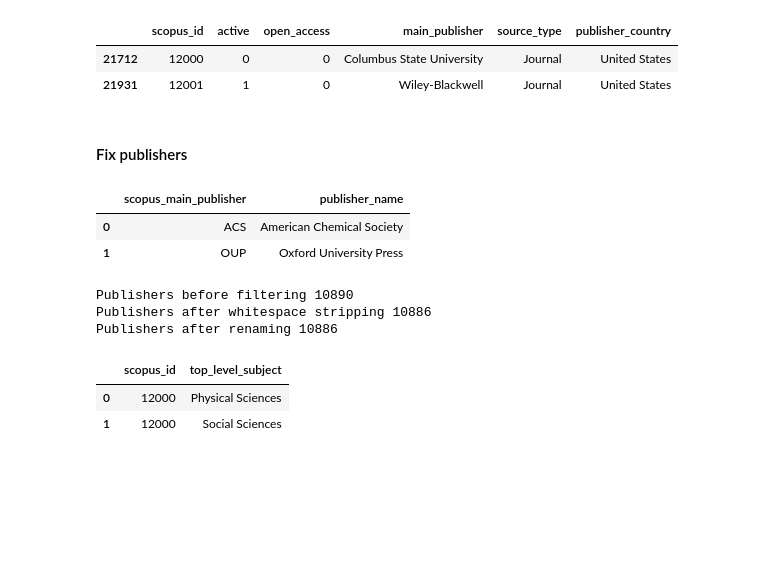
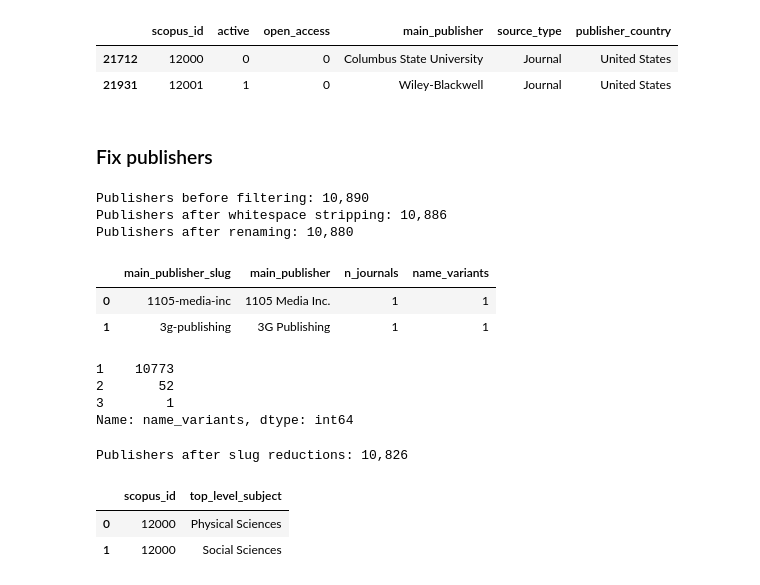
Before and after one commit to dhimmel/scopus, a Jupyter notebook: 1.process-titles.ipynb, the cells around one changed output. Cells and saved outputs as stored; diff of their text form; code cells hidden in the pictures; blank space fills up the shorter version.

```diff
--- a/1.process-titles.ipynb
+++ b/1.process-titles.ipynb
@@ -192,26 +193,74 @@ attribute_df.head(2)
 | 21712 | 12000 | 0 | 0 | Columbus State University | Journal | United States |
 | 21931 | 12001 | 1 | 0 | Wiley-Blackwell | Journal | United States |
 # %% [markdown]
-#### Fix publishers
+### Fix publishers
-# %%
-path = pathlib.Path('data/publisher-name-patches.tsv')
-patch_df = pandas.read_table(path)
-publisher_renamer = dict(zip(patch_df.scopus_main_publisher, patch_df.publisher_name))
-patch_df.head(2)
-# %% [output]
-|  | scopus_main_publisher | publisher_name |
-| 0 | ACS | American Chemical Society |
-| 1 | OUP | Oxford University Press |
 # %%
-print('Publishers before filtering', attribute_df.main_publisher.nunique())
+print(f'Publishers before filtering: {attribute_df.main_publisher.nunique():,}')
+
+# Strip whitespace sourrounding publisher names
 attribute_df.main_publisher = attribute_df.main_publisher.str.strip()
-print('Publishers after whitespace stripping', attribute_df.main_publisher.nunique())
+print(f'Publishers after whitespace stripping: {attribute_df.main_publisher.nunique():,}')
+
+# Apply manual publisher name patches
+path = pathlib.Path('data/publisher-name-patches.tsv')
+patch_df = pandas.read_table(path)
+publisher_renamer = dict(zip(patch_df.scopus_main_publisher, patch_df.publisher_name))
 attribute_df.main_publisher.replace(publisher_renamer, inplace=True)
-print('Publishers after renaming', attribute_df.main_publisher.nunique())
+print(f'Publishers after renaming: {attribute_df.main_publisher.nunique():,}')
 # %% [output]
-Publishers before filtering 10890
-Publishers after whitespace stripping 10886
-Publishers after renaming 10886
+Publishers before filtering: 10,890
+Publishers after whitespace stripping: 10,886
+Publishers after renaming: 10,880
+# %%
+# Create a publsher dataframe
+publisher_df = (
+    attribute_df
+    .groupby('main_publisher')
+    .apply(len)
+    .rename('n_journals')
+    .reset_index()
+)
+slugger = slugify.Slugify(to_lower=True)
+publisher_df['main_publisher_slug'] = publisher_df.main_publisher.map(slugger)
+
+def summarize(df):
+    """
+    Condense multiple publishers with the same slug
+    """
+    # Select name variant used for the most number of titles
+    df = df.sort_values(['n_journals', 'main_publisher'])
+    return {
+        'n_journals': sum(df.n_journals),
+        'main_publisher': df.main_publisher.iloc[0],
+        'name_variants': len(df),
+    }
+
+results = (
+    publisher_df
+    .groupby('main_publisher_slug')
+    .apply(summarize)
+)
+publisher_df = pandas.DataFrame.from_records(results, index=results.index).reset_index()
+publisher_df.head(2)
+# %% [output]
+|  | main_publisher_slug | main_publisher | n_journals | name_variants |
+| 0 | 1105-media-inc | 1105 Media Inc. | 1 | 1 |
+| 1 | 3g-publishing | 3G Publishing | 1 | 1 |
+# %%
+# How many publishers had name variants (identified using slug reduction)
+publisher_df.name_variants.value_counts()
+# %% [output]
+1    10773
+2       52
+3        1
+Name: name_variants, dtype: int64
+# %%
+# Standardize name variants using slug reductionism
+slug_to_publisher = dict(zip(publisher_df.main_publisher_slug, publisher_df.main_publisher))
+attribute_df.main_publisher = attribute_df.main_publisher.map(slugger, na_action='ignore').map(slug_to_publisher)
+print(f'Publishers after slug reductions: {attribute_df.main_publisher.nunique():,}')
+# %% [output]
+Publishers after slug reductions: 10,826
 # %%
 path = pathlib.Path('data/title-attributes.tsv')
 attribute_df.to_csv(path, index=False, sep='\t')
```
Also changed, not shown: parts of 2 cells of this notebook, 5 other files.
